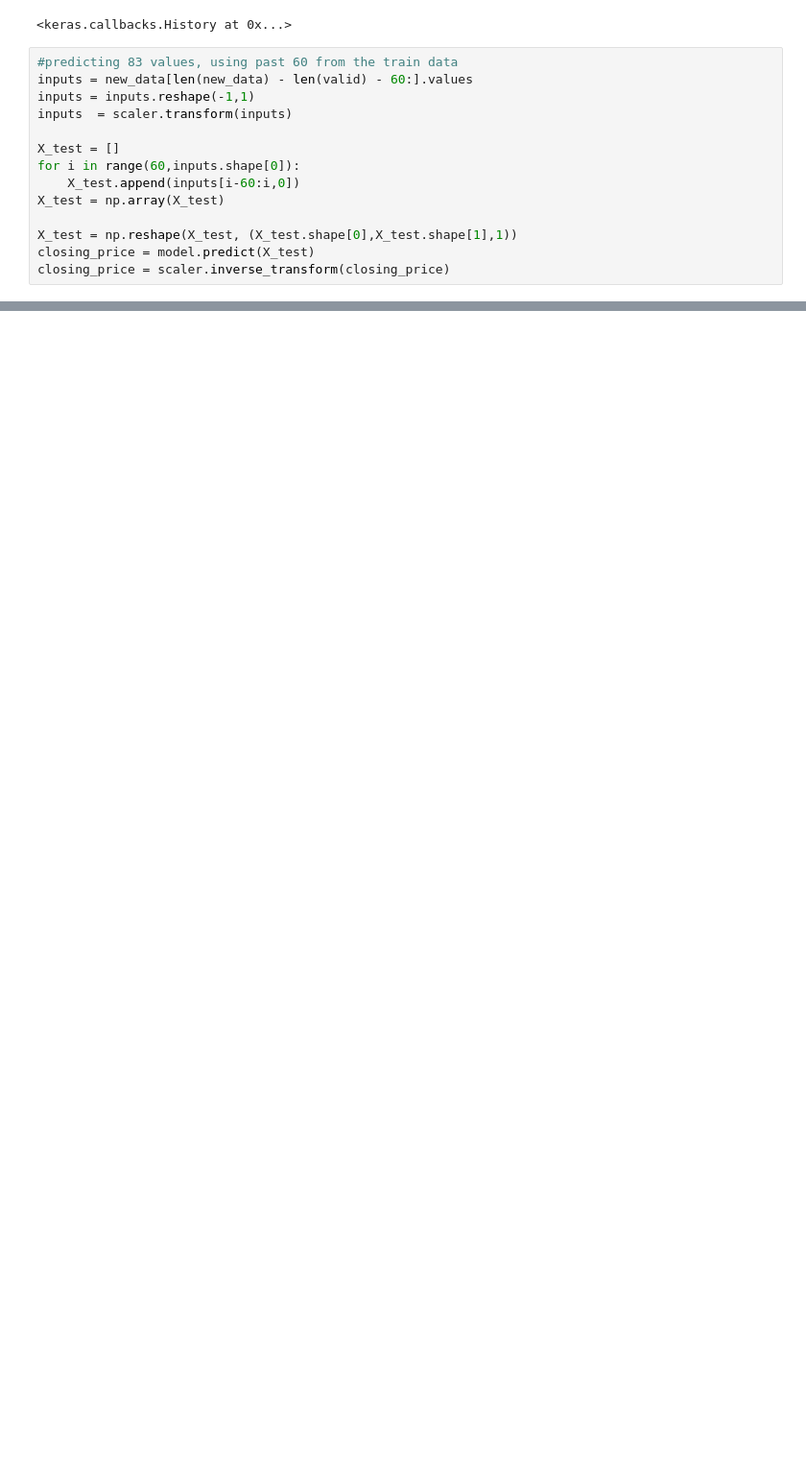
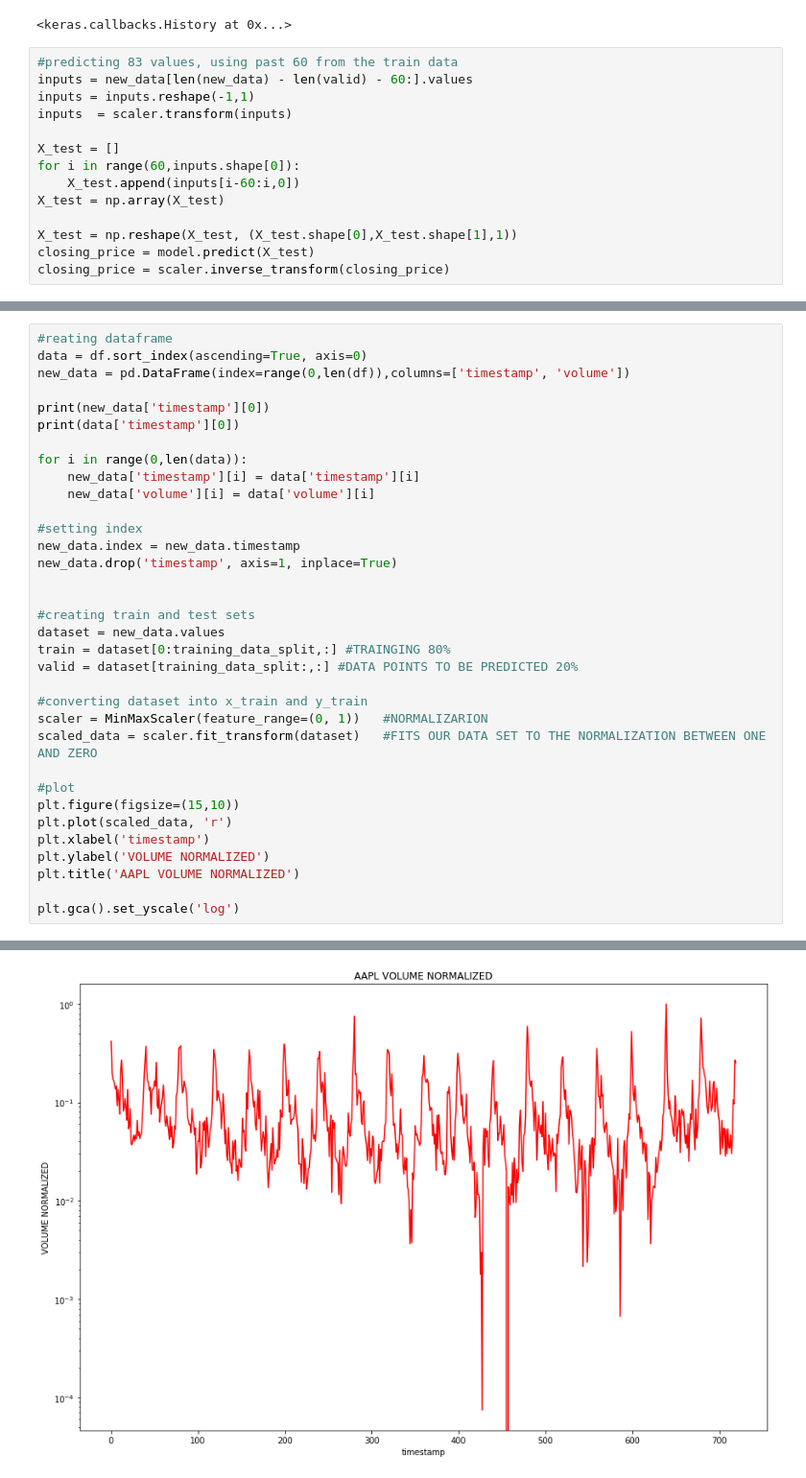
Before and after one commit to Galante97/Uptick, a Jupyter notebook: AI/predictions.ipynb, the cells around one changed output, grey strips where cells are left out. Shown: that part at 96% size. Cells and saved outputs as stored; diff of their text form; blank space fills up the shorter version.

```diff
--- a/AI/predictions.ipynb
+++ b/AI/predictions.ipynb
@@ -124,0 +250,35 @@ See the caveats in the documentation: http://pandas.pydata.org/pandas-docs/stabl
+# %%
+#reating dataframe
+data = df.sort_index(ascending=True, axis=0)
+new_data = pd.DataFrame(index=range(0,len(df)),columns=['timestamp', 'volume'])
+
+print(new_data['timestamp'][0])
+print(data['timestamp'][0])
+
+for i in range(0,len(data)):
+    new_data['timestamp'][i] = data['timestamp'][i]
+    new_data['volume'][i] = data['volume'][i]
+
+#setting index
+new_data.index = new_data.timestamp
+new_data.drop('timestamp', axis=1, inplace=True)
+
+
+#creating train and test sets
+dataset = new_data.values
+train = dataset[0:training_data_split,:] #TRAINGING 80%
+valid = dataset[training_data_split:,:] #DATA POINTS TO BE PREDICTED 20%
+
+#converting dataset into x_train and y_train
+scaler = MinMaxScaler(feature_range=(0, 1))   #NORMALIZARION
+scaled_data = scaler.fit_transform(dataset)   #FITS OUR DATA SET TO THE NORMALIZATION BETWEEN ONE AND ZERO
+
+#plot
+plt.figure(figsize=(15,10))
+plt.plot(scaled_data, 'r')
+plt.xlabel('timestamp')
+plt.ylabel('VOLUME NORMALIZED')
+plt.title('AAPL VOLUME NORMALIZED')
+
+plt.gca().set_yscale('log')
+# %% [output]
@@ -124,0 +287 @@ See the caveats in the documentation: http://pandas.pydata.org/pandas-docs/stabl
+[figure, added]
```
Also changed, not shown: parts of 23 cells of this notebook, 14 other files.
